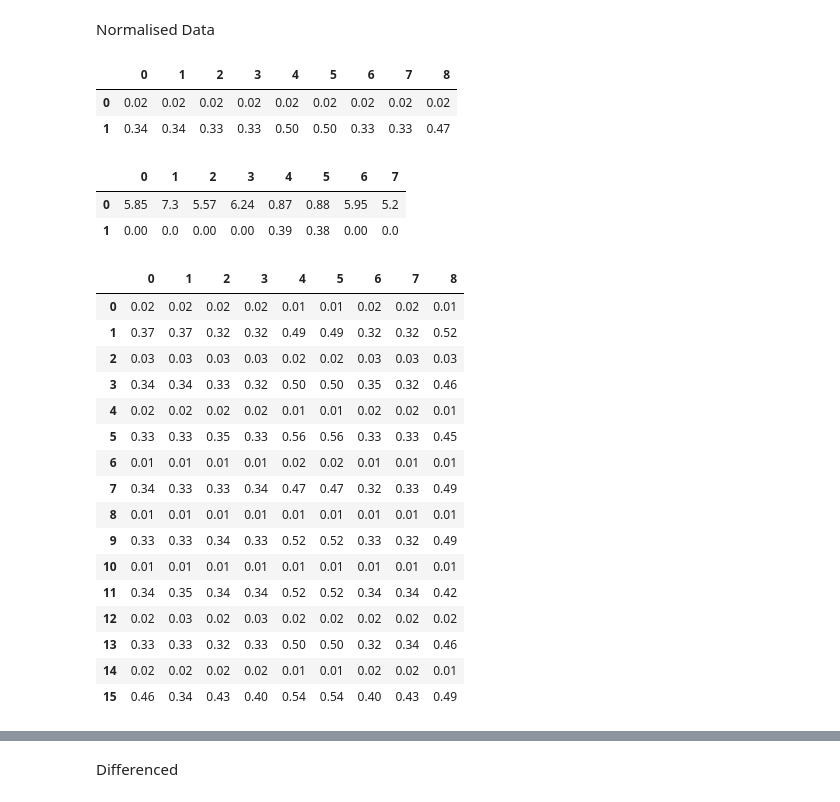
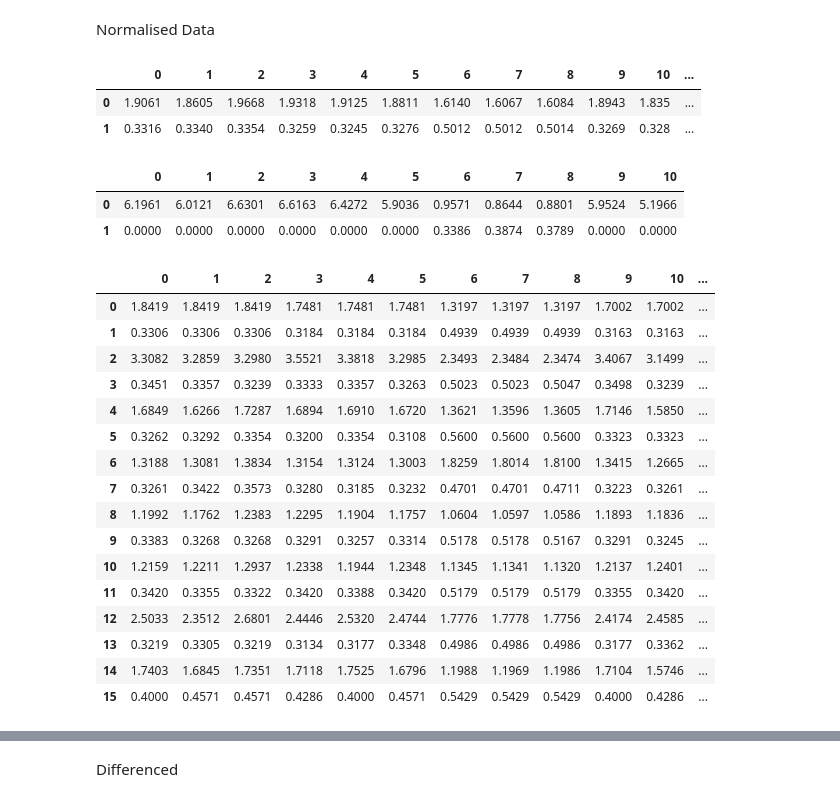
Before and after one commit to TiesHRL/DyART, a Jupyter notebook: Combined_code/results.ipynb, the cells around one changed output, grey strips where cells are left out. Cells and saved outputs as stored; diff of their text form; code cells hidden in the pictures.

```diff
--- a/Combined_code/results.ipynb
+++ b/Combined_code/results.ipynb
@@ -17,8 +17,8 @@ target = target.iloc[1:,:]
 target = target.iloc[1000:, 0]
 
 results.index = target.index
-results = results
-target = target
+results = results*100
+target = target*100
 display(results)
 display(target)
 # %% [output]
@@ -145,22 +146,22 @@ for i, forecast in enumerate(results):
         rmse, hr = res(target, results.iloc[:,i])
         res_norm_all[0,i] = rmse
         res_norm_all[1,i] = hr
-        if i != 8:
-            dm_stat, p_value = dm_test(target, results.iloc[:,i], results.iloc[:,8])
+        if i != 11:
+            dm_stat, p_value = dm_test(target, results.iloc[:,i], results.iloc[:,11])
 
             # Store results
             dm_res_norm_all[0,i] = dm_stat
             dm_res_norm_all[1,i] = p_value
 
-display(pd.DataFrame(res_norm_all).round(2))
-display(pd.DataFrame(dm_res_norm_all).round(2))
+display(pd.DataFrame(res_norm_all.round(4)))
+display(pd.DataFrame(dm_res_norm_all).round(4))
 # %% [output]
-|  | 0 | 1 | 2 | 3 | 4 | 5 | 6 | 7 | 8 |
-| 0 | 0.02 | 0.02 | 0.02 | 0.02 | 0.02 | 0.02 | 0.02 | 0.02 | 0.02 |
-| 1 | 0.34 | 0.34 | 0.33 | 0.33 | 0.50 | 0.50 | 0.33 | 0.33 | 0.47 |
+|  | 0 | 1 | 2 | 3 | 4 | 5 | 6 | 7 | 8 | 9 | 10 | ... |
+| 0 | 1.9061 | 1.8605 | 1.9668 | 1.9318 | 1.9125 | 1.8811 | 1.6140 | 1.6067 | 1.6084 | 1.8943 | 1.835 | ... |
+| 1 | 0.3316 | 0.3340 | 0.3354 | 0.3259 | 0.3245 | 0.3276 | 0.5012 | 0.5012 | 0.5014 | 0.3269 | 0.328 | ... |
-|  | 0 | 1 | 2 | 3 | 4 | 5 | 6 | 7 |
-| 0 | 5.85 | 7.3 | 5.57 | 6.24 | 0.87 | 0.88 | 5.95 | 5.2 |
-| 1 | 0.00 | 0.0 | 0.00 | 0.00 | 0.39 | 0.38 | 0.00 | 0.0 |
+|  | 0 | 1 | 2 | 3 | 4 | 5 | 6 | 7 | 8 | 9 | 10 |
+| 0 | 6.1961 | 6.0121 | 6.6301 | 6.6163 | 6.4272 | 5.9036 | 0.9571 | 0.8644 | 0.8801 | 5.9524 | 5.1966 |
+| 1 | 0.0000 | 0.0000 | 0.0000 | 0.0000 | 0.0000 | 0.0000 | 0.3386 | 0.3874 | 0.3789 | 0.0000 | 0.0000 |
 # %%
 # can also import from changepoints output file
 
@@ -174,44 +175,45 @@ changepoints = [
     "2022-11-11",
 ]
 
-lengths = summary_stats_norm.loc["count",:]
-lengths = pd.concat([pd.Series([0]), lengths])
-lenghts = lengths.cumsum()
+lenghts = summary_stats_norm.loc["count",:]
+lenghts = pd.concat([pd.Series([0]), lenghts])
+lenghts = lenghts.cumsum()
 lenghts.index = range(len(lenghts))
+lengths = lenghts
 # %%
 
 res_norm = np.zeros(((len(lengths)-1)*2,results.shape[1]))
 dm_res_norm = np.zeros(((len(lengths)-1)*2,results.shape[1]-1))
 
 for i, forecast in enumerate(results):
     for j in range(len(lengths)-1):
         rmse, hr = res(target.iloc[int(lenghts[j]):int(lenghts[j+1])], results.iloc[int(lenghts[j]):int(lenghts[j+1]),i])
         res_norm[2*j,i] = rmse
         res_norm[2*j+1,i] = hr
-        if i != 8:
-            dm_stat, p_value = dm_test(target.iloc[int(lenghts[j]):int(lenghts[j+1])], results.iloc[int(lenghts[j]):int(lenghts[j+1]),i], results.iloc[int(lenghts[j]):int(lenghts[j+1]),8])
+        if i != 11:
+            dm_stat, p_value = dm_test(target.iloc[int(lenghts[j]):int(lenghts[j+1])], results.iloc[int(lenghts[j]):int(lenghts[j+1]),i], results.iloc[int(lenghts[j]):int(lenghts[j+1]),11])
 
             # Store results
             dm_res_norm[j*2,i] = dm_stat
             dm_res_norm[j*2+1,i] = p_value
 
-display(pd.DataFrame(res_norm).round(2))
-display(pd.DataFrame(dm_res_norm).round(2))
+display(pd.DataFrame(res_norm).round(4))
+display(pd.DataFrame(dm_res_norm).round(4))
 # %% [output]
-|  | 0 | 1 | 2 | 3 | 4 | 5 | 6 | 7 | 8 |
-| 0 | 0.02 | 0.02 | 0.02 | 0.02 | 0.01 | 0.01 | 0.02 | 0.02 | 0.01 |
-| 1 | 0.37 | 0.37 | 0.32 | 0.32 | 0.49 | 0.49 | 0.32 | 0.32 | 0.52 |
-| 2 | 0.03 | 0.03 | 0.03 | 0.03 | 0.02 | 0.02 | 0.03 | 0.03 | 0.03 |
-| 3 | 0.34 | 0.34 | 0.33 | 0.32 | 0.50 | 0.50 | 0.35 | 0.32 | 0.46 |
-| 4 | 0.02 | 0.02 | 0.02 | 0.02 | 0.01 | 0.01 | 0.02 | 0.02 | 0.01 |
-| 5 | 0.33 | 0.33 | 0.35 | 0.33 | 0.56 | 0.56 | 0.33 | 0.33 | 0.45 |
-| 6 | 0.01 | 0.01 | 0.01 | 0.01 | 0.02 | 0.02 | 0.01 | 0.01 | 0.01 |
-| 7 | 0.34 | 0.33 | 0.33 | 0.34 | 0.47 | 0.47 | 0.32 | 0.33 | 0.49 |
-| 8 | 0.01 | 0.01 | 0.01 | 0.01 | 0.01 | 0.01 | 0.01 | 0.01 | 0.01 |
-| 9 | 0.33 | 0.33 | 0.34 | 0.33 | 0.52 | 0.52 | 0.33 | 0.32 | 0.49 |
-| 10 | 0.01 | 0.01 | 0.01 | 0.01 | 0.01 | 0.01 | 0.01 | 0.01 | 0.01 |
-| 11 | 0.34 | 0.35 | 0.34 | 0.34 | 0.52 | 0.52 | 0.34 | 0.34 | 0.42 |
-| 12 | 0.02 | 0.03 | 0.02 | 0.03 | 0.02 | 0.02 | 0.02 | 0.02 | 0.02 |
-| 13 | 0.33 | 0.33 | 0.32 | 0.33 | 0.50 | 0.50 | 0.32 | 0.34 | 0.46 |
-| 14 | 0.02 | 0.02 | 0.02 | 0.02 | 0.01 | 0.01 | 0.02 | 0.02 | 0.01 |
-| 15 | 0.46 | 0.34 | 0.43 | 0.40 | 0.54 | 0.54 | 0.40 | 0.43 | 0.49 |
+|  | 0 | 1 | 2 | 3 | 4 | 5 | 6 | 7 | 8 | 9 | 10 | ... |
+| 0 | 1.8419 | 1.8419 | 1.8419 | 1.7481 | 1.7481 | 1.7481 | 1.3197 | 1.3197 | 1.3197 | 1.7002 | 1.7002 | ... |
+| 1 | 0.3306 | 0.3306 | 0.3306 | 0.3184 | 0.3184 | 0.3184 | 0.4939 | 0.4939 | 0.4939 | 0.3163 | 0.3163 | ... |
+| 2 | 3.3082 | 3.2859 | 3.2980 | 3.5521 | 3.3818 | 3.2985 | 2.3493 | 2.3484 | 2.3474 | 3.4067 | 3.1499 | ... |
+| 3 | 0.3451 | 0.3357 | 0.3239 | 0.3333 | 0.3357 | 0.3263 | 0.5023 | 0.5023 | 0.5047 | 0.3498 | 0.3239 | ... |
+| 4 | 1.6849 | 1.6266 | 1.7287 | 1.6894 | 1.6910 | 1.6720 | 1.3621 | 1.3596 | 1.3605 | 1.7146 | 1.5850 | ... |
+| 5 | 0.3262 | 0.3292 | 0.3354 | 0.3200 | 0.3354 | 0.3108 | 0.5600 | 0.5600 | 0.5600 | 0.3323 | 0.3323 | ... |
+| 6 | 1.3188 | 1.3081 | 1.3834 | 1.3154 | 1.3124 | 1.3003 | 1.8259 | 1.8014 | 1.8100 | 1.3415 | 1.2665 | ... |
+| 7 | 0.3261 | 0.3422 | 0.3573 | 0.3280 | 0.3185 | 0.3232 | 0.4701 | 0.4701 | 0.4711 | 0.3223 | 0.3261 | ... |
+| 8 | 1.1992 | 1.1762 | 1.2383 | 1.2295 | 1.1904 | 1.1757 | 1.0604 | 1.0597 | 1.0586 | 1.1893 | 1.1836 | ... |
+| 9 | 0.3383 | 0.3268 | 0.3268 | 0.3291 | 0.3257 | 0.3314 | 0.5178 | 0.5178 | 0.5167 | 0.3291 | 0.3245 | ... |
+| 10 | 1.2159 | 1.2211 | 1.2937 | 1.2338 | 1.1944 | 1.2348 | 1.1345 | 1.1341 | 1.1320 | 1.2137 | 1.2401 | ... |
+| 11 | 0.3420 | 0.3355 | 0.3322 | 0.3420 | 0.3388 | 0.3420 | 0.5179 | 0.5179 | 0.5179 | 0.3355 | 0.3420 | ... |
+| 12 | 2.5033 | 2.3512 | 2.6801 | 2.4446 | 2.5320 | 2.4744 | 1.7776 | 1.7778 | 1.7756 | 2.4174 | 2.4585 | ... |
+| 13 | 0.3219 | 0.3305 | 0.3219 | 0.3134 | 0.3177 | 0.3348 | 0.4986 | 0.4986 | 0.4986 | 0.3177 | 0.3362 | ... |
+| 14 | 1.7403 | 1.6845 | 1.7351 | 1.7118 | 1.7525 | 1.6796 | 1.1988 | 1.1969 | 1.1986 | 1.7104 | 1.5746 | ... |
+| 15 | 0.4000 | 0.4571 | 0.4571 | 0.4286 | 0.4000 | 0.4571 | 0.5429 | 0.5429 | 0.5429 | 0.4000 | 0.4286 | ... |
```
Also changed, not shown: parts of 19 cells of this notebook, 15 other files.
